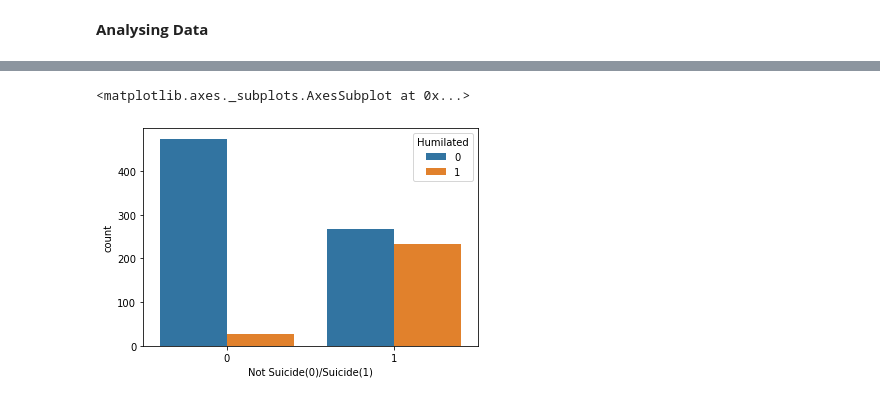
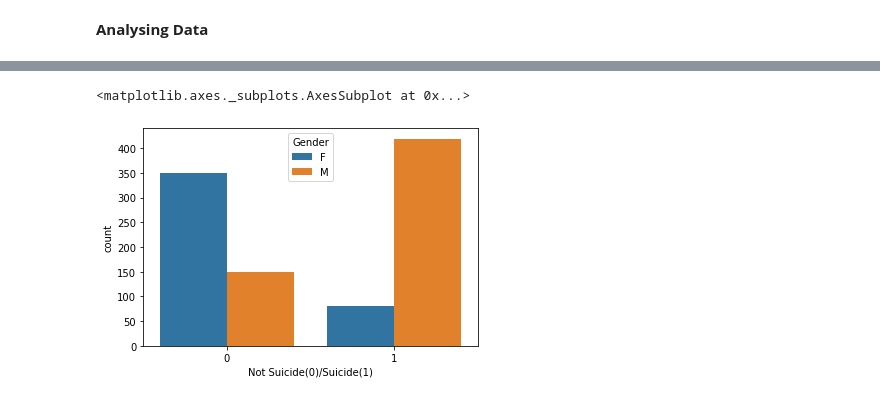
Before and after one commit to dinisurunisal/Suicide-Risk-Prediction-Project, a Jupyter notebook: LogisticRegression/Log1.ipynb, the cells around one changed output, grey strips where cells are left out. Cells and saved outputs as stored; diff of their text form; code cells hidden in the pictures.

Commit message:
All corrected sns diagrams

```diff
--- a/LogisticRegression/Log1.ipynb
+++ b/LogisticRegression/Log1.ipynb
@@ -188,7 +95,6 @@ sns.countplot(x="Not Suicide(0)/Suicide(1)",hue="Sad/ Weary",data=df1)
-# %%
-
-#Comparing Humilated
-sns.countplot(x="Not Suicide(0)/Suicide(1)",hue="Humilated",data=df1)
-# %% [output]
-<matplotlib.axes._subplots.AxesSubplot at 0x...>
-[figure, removed]
+# %%
+#Comparing Gender
+sns.countplot(x="Not Suicide(0)/Suicide(1)",hue="Gender",data=df)
+# %% [output]
+<matplotlib.axes._subplots.AxesSubplot at 0x...>
+[figure, added]
```
Also changed, not shown: parts of 39 cells of this notebook, 1 other file.
